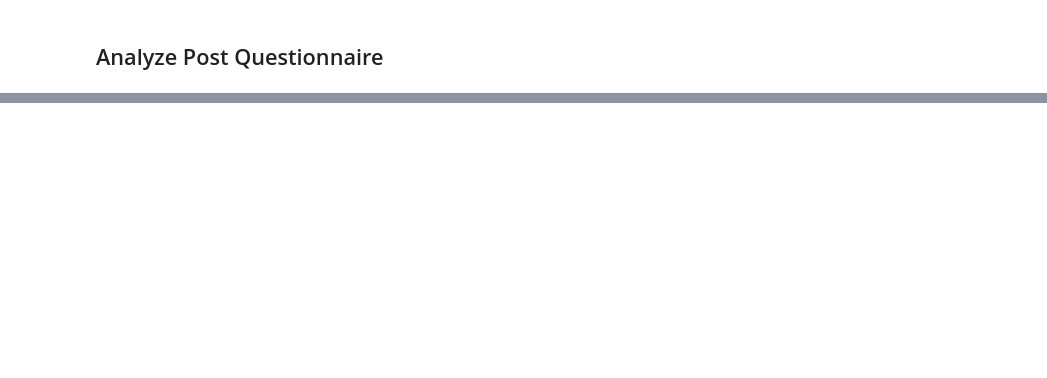
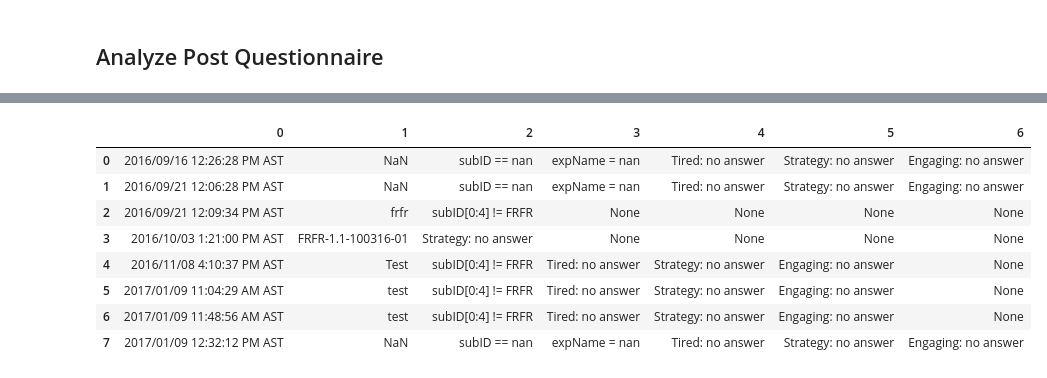
Before and after one commit to ContextLab/FRFR-analyses, a Jupyter notebook: data_checker.ipynb, the cells around one changed output, grey strips where cells are left out. Drawn from its saved outputs; the diff is of its cells as text; code cells hidden in the pictures; blank space fills up the shorter version.

```diff
--- a/data_checker.ipynb
+++ b/data_checker.ipynb
@@ -83,0 +38,49 @@ for index, row in df_post.iterrows():
+# %%
+funkyPost_list = []
+
+for index, row in df_post.iterrows():
+
+    sub = []
+    j = [row["Timestamp"], row['Subject ID'],]
+
+
+    if type(row['Subject ID']) == float:
+        j.append("subID == nan")
+
+    else:
+        if row['Subject ID'][0:4] != 'FRFR':
+            j.append("subID[0:4] != FRFR")
+
+    if type(row['Experimenter Name']) == float:
+        j.append("expName = nan")
+
+#     if row['How tired do you feel?'] == 'Very tired':
+#         j.append("Very Tired")
+
+    if type(row['How tired do you feel?']) == float:
+        j.append("Tired: no answer")
+
+    if type(row['What strategy did you use to remember the lists of words?']) == float:
+        j.append('Strategy: no answer')
+
+    if type(row["How engaging did you find this experiment?"]) == float:
+        j.append('Engaging: no answer')
+
+
+    if len(j) > 2:
+        funkyPost_list.append(j)
+
+
+funkyPost = pd.DataFrame(funkyPost_list)
+# %%
+funkyPost
+# %% [output]
+|  | 0 | 1 | 2 | 3 | 4 | 5 | 6 |
+| 0 | 2016/09/16 12:26:28 PM AST | NaN | subID == nan | expName = nan | Tired: no answer | Strategy: no answer | Engaging: no answer |
+| 1 | 2016/09/21 12:06:28 PM AST | NaN | subID == nan | expName = nan | Tired: no answer | Strategy: no answer | Engaging: no answer |
+| 2 | 2016/09/21 12:09:34 PM AST | frfr | subID[0:4] != FRFR | None | None | None | None |
+| 3 | 2016/10/03 1:21:00 PM AST | FRFR-1.1-100316-01 | Strategy: no answer | None | None | None | None |
+| 4 | 2016/11/08 4:10:37 PM AST | Test | subID[0:4] != FRFR | Tired: no answer | Strategy: no answer | Engaging: no answer | None |
+| 5 | 2017/01/09 11:04:29 AM AST | test | subID[0:4] != FRFR | Tired: no answer | Strategy: no answer | Engaging: no answer | None |
+| 6 | 2017/01/09 11:48:56 AM AST | test | subID[0:4] != FRFR | Tired: no answer | Strategy: no answer | Engaging: no answer | None |
+| 7 | 2017/01/09 12:32:12 PM AST | NaN | subID == nan | expName = nan | Tired: no answer | Strategy: no answer | Engaging: no answer |
```
Also changed, not shown: parts of 7 cells of this notebook.
